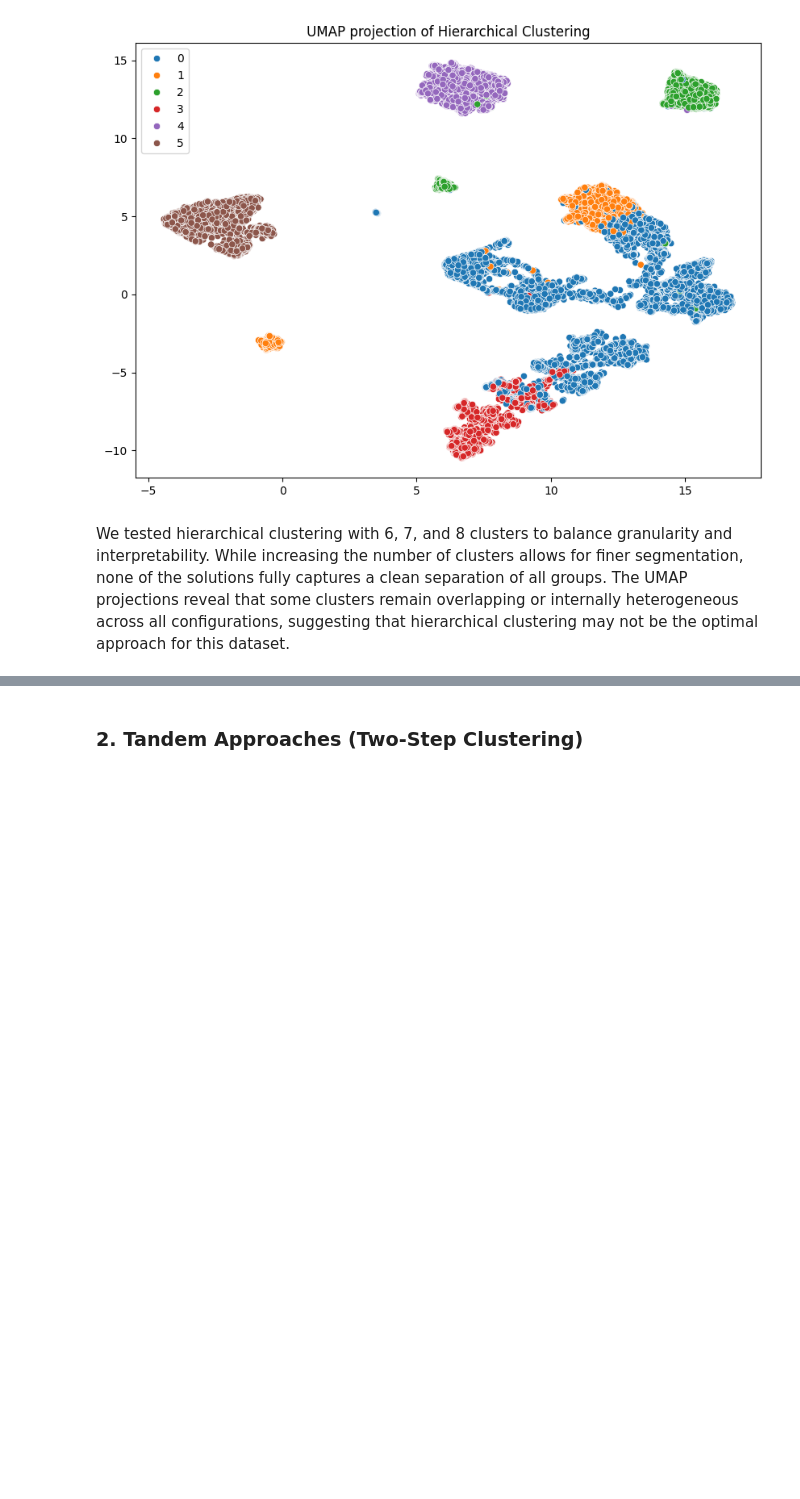
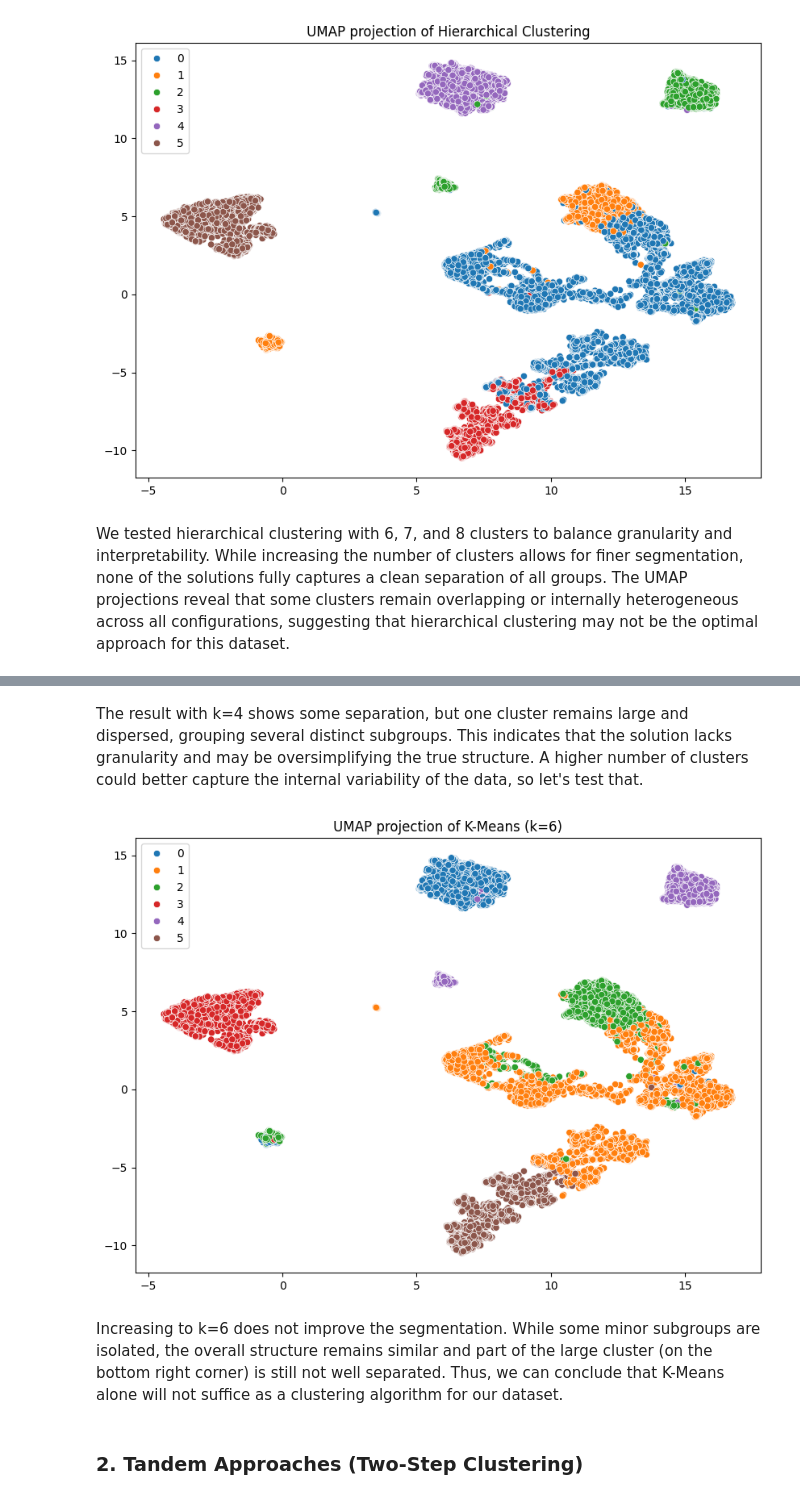
Before and after one commit to tiagocrz/ML-II-Customer-Segmentation, a Jupyter notebook: Notebooks/Clustering.ipynb, the cells around one changed output, grey strips where cells are left out. Drawn from its saved outputs; the diff is of its cells as text; code cells hidden in the pictures; blank space fills up the shorter version.

```diff
--- a/Notebooks/Clustering.ipynb
+++ b/Notebooks/Clustering.ipynb
@@ -112,3 +188,22 @@ We tested hierarchical clustering with 6, 7, and 8 clusters to balance granulari
+# %% [markdown]
+The result with k=4 shows some separation, but one cluster remains large and dispersed, grouping several distinct subgroups. This indicates that the solution lacks granularity and may be oversimplifying the true structure. A higher number of clusters could better capture the internal variability of the data, so let's test that.
+# %%
+optimal_k = 6
+
+kmeans = KMeans(n_clusters=optimal_k, random_state=42)
+labels = kmeans.fit_predict(clustering_customer_info)
+
+reducer = umap.UMAP(random_state=42)
+embedding = reducer.fit_transform(clustering_customer_info)
+
+plt.figure(figsize=(10, 7))
+sns.scatterplot(x=embedding[:,0], y=embedding[:,1], hue=labels, palette='tab10')
+plt.title(f"UMAP projection of K-Means (k={optimal_k})")
+plt.show()
+# %% [output]
+[figure, added]
+# %% [markdown]
+Increasing to k=6 does not improve the segmentation. While some minor subgroups are isolated, the overall structure remains similar and part of the large cluster (on the bottom right corner) is still not well separated. Thus, we can conclude that K-Means alone will not suffice as a clustering algorithm for our dataset.
 # %% [markdown]
 ### 2. Tandem Approaches (Two-Step Clustering)
 # %% [markdown]
```
Also changed, not shown: parts of 7 cells of this notebook.
